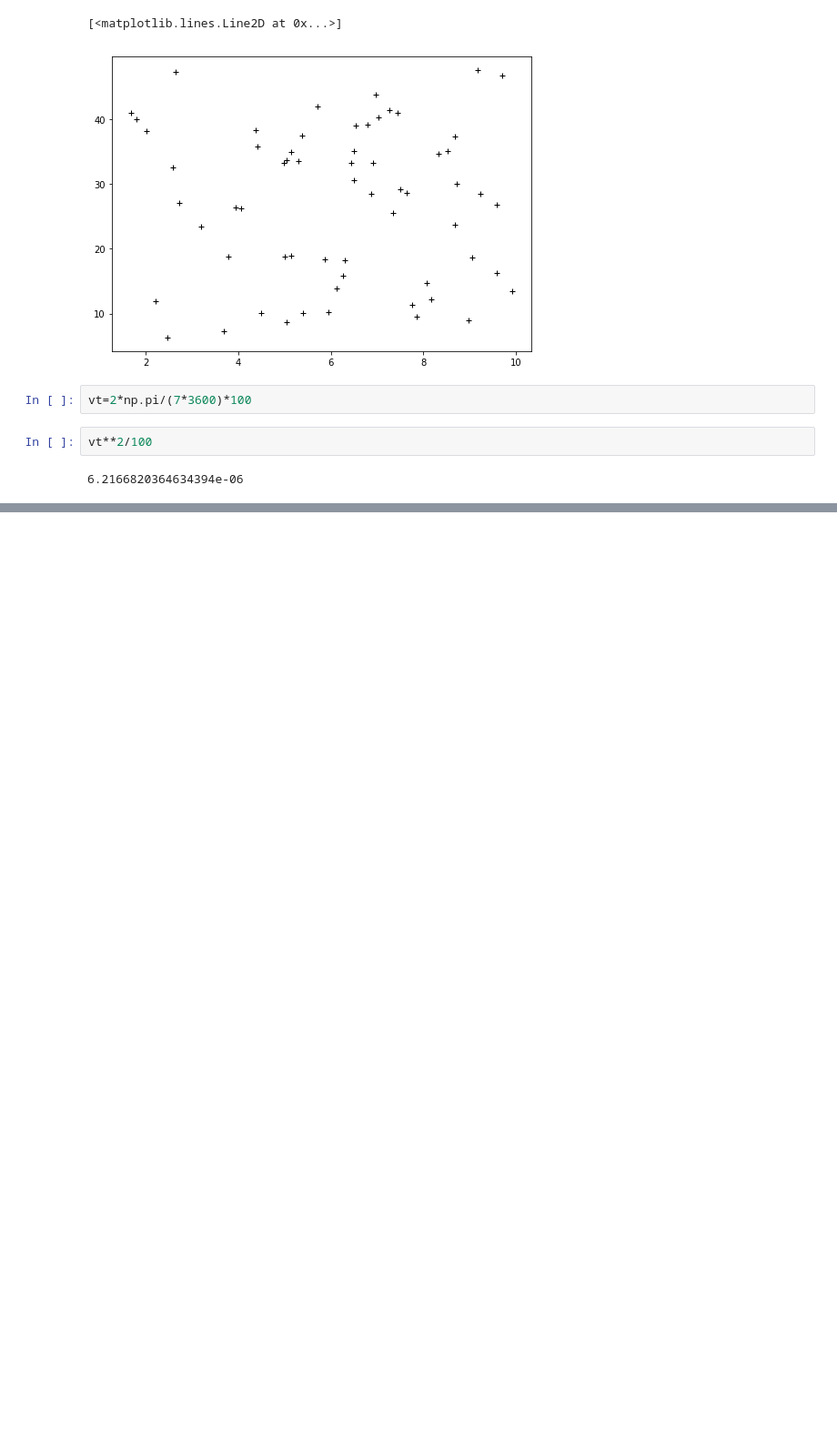
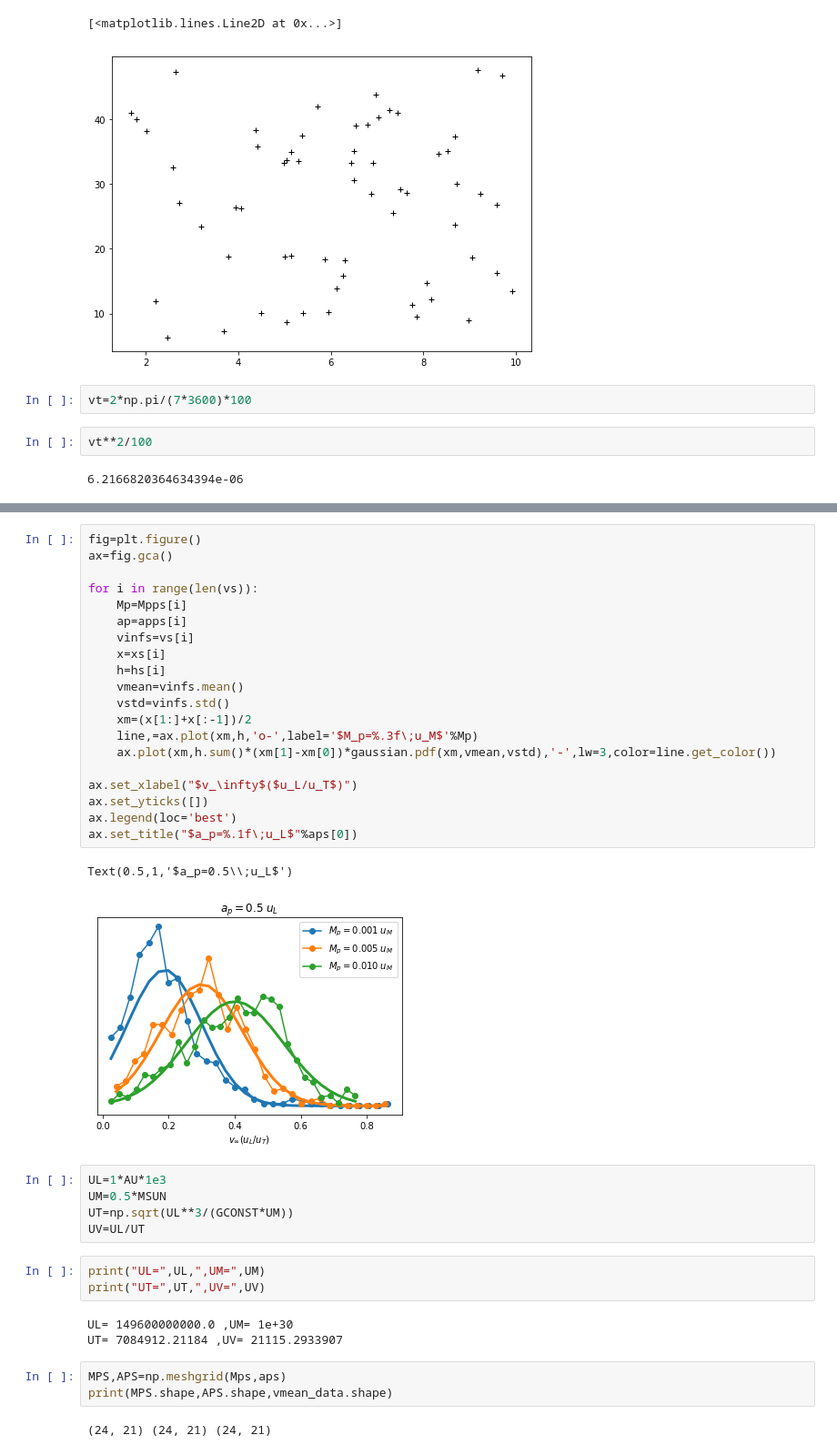
Before and after one commit to seap-udea/iWander, a Jupyter notebook: dev/analysis.ipynb, the cells around one changed output, grey strips where cells are left out. Shown: that part at 91% size. Saved outputs shown, nothing was run; the diff lists cells and outputs as text; blank space fills up the shorter version.

```diff
--- a/dev/analysis.ipynb
+++ b/dev/analysis.ipynb
@@ -269,0 +362,39 @@ vt**2/100
+# %%
+fig=plt.figure()
+ax=fig.gca()
+
+for i in range(len(vs)):
+    Mp=Mpps[i]
+    ap=apps[i]
+    vinfs=vs[i]
+    x=xs[i]
+    h=hs[i]
+    vmean=vinfs.mean()
+    vstd=vinfs.std()
+    xm=(x[1:]+x[:-1])/2
+    line,=ax.plot(xm,h,'o-',label='$M_p=%.3f\;u_M$'%Mp)
+    ax.plot(xm,h.sum()*(xm[1]-xm[0])*gaussian.pdf(xm,vmean,vstd),'-',lw=3,color=line.get_color())
+
+ax.set_xlabel("$v_\infty$($u_L/u_T$)")
+ax.set_yticks([])
+ax.legend(loc='best')
+ax.set_title("$a_p=%.1f\;u_L$"%aps[0])
+# %% [output]
+Text(0.5,1,'$a_p=0.5\\;u_L$')
+[figure, added]
+# %%
+UL=1*AU*1e3
+UM=0.5*MSUN
+UT=np.sqrt(UL**3/(GCONST*UM))
+UV=UL/UT
+# %%
+print("UL=",UL,",UM=",UM)
+print("UT=",UT,",UV=",UV)
+# %% [output]
+UL= 149600000000.0 ,UM= 1e+30
+UT= 7084912.21184 ,UV= 21115.2933907
+# %%
+MPS,APS=np.meshgrid(Mps,aps)
+print(MPS.shape,APS.shape,vmean_data.shape)
+# %% [output]
+(24, 21) (24, 21) (24, 21)
```
Also changed, not shown: parts of 9 cells of this notebook, 1 other file.
